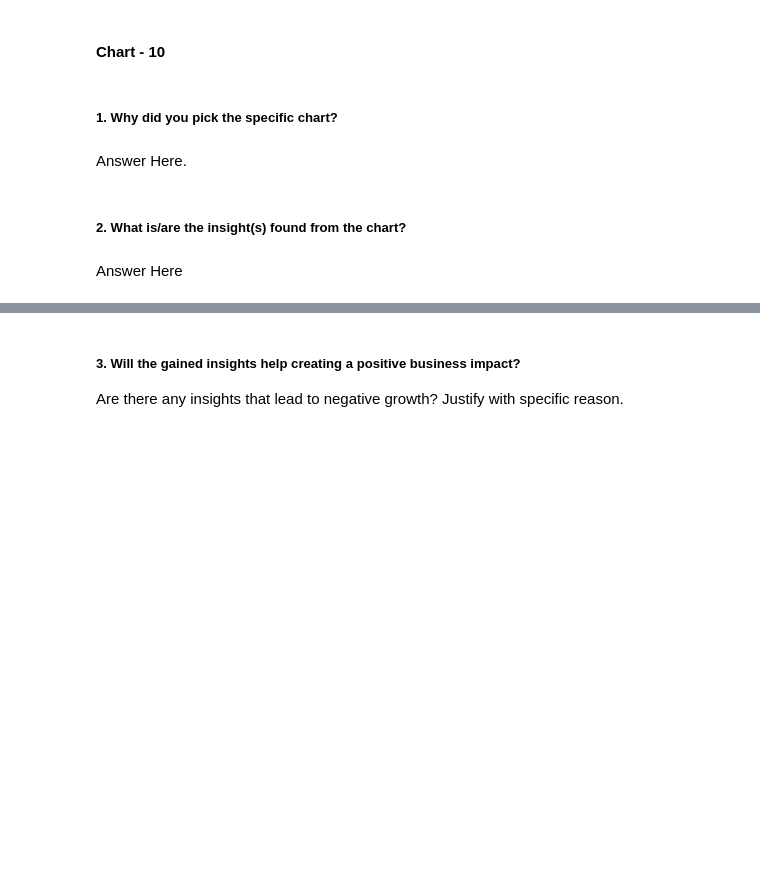
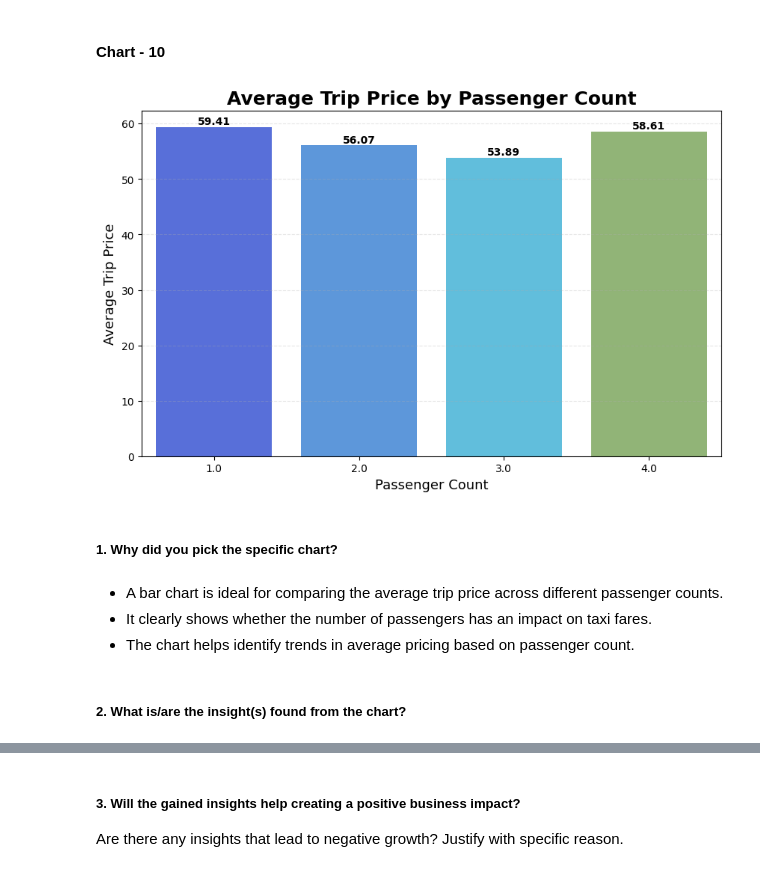
Before and after one commit to Sneha8126/Sneha-copy-of-Sample-ML-Submission-Template, a Jupyter notebook: Sneha_copy_of_Sample_ML_Submission_Template.ipynb, the cells around one changed output, grey strips where cells are left out. Drawn from its saved outputs; the diff is of its cells as text; code cells hidden in the pictures; blank space fills up the shorter version.

Commit message:
Added Bar Plot for Average Trip Price by Passenger Count

```diff
--- a/Sneha_copy_of_Sample_ML_Submission_Template.ipynb
+++ b/Sneha_copy_of_Sample_ML_Submission_Template.ipynb
@@ -820,8 +818,43 @@ Are there any insights that lead to negative growth? Justify with specific reaso
+# %%
+# Chart - 10 visualization code
+# Chart 10: Average Trip Price by Passenger Count
+
+plt.figure(figsize=(10,6))
+
+colors = ['#4361EE','#4895EF','#4CC9F0','#90BE6D','#F9C74F','#F9844A']
+
+ax = sns.barplot(
+    data=df,
+    x='Passenger_Count',
+    y='Trip_Price',
+    estimator='mean',
+    hue='Passenger_Count',
+    palette=colors,
+    legend=False,
+    errorbar=None
+)
+
+# Add value labels
+for container in ax.containers:
+    ax.bar_label(container, fmt='%.2f', fontsize=10, fontweight='bold')
+
+plt.title('Average Trip Price by Passenger Count',
+          fontsize=18,
+          fontweight='bold')
+
+plt.xlabel('Passenger Count', fontsize=13)
+plt.ylabel('Average Trip Price', fontsize=13)
+
+plt.grid(axis='y', linestyle='--', alpha=0.3)
+
+plt.show()
+# %% [output]
+[figure, added]
 # %% [markdown]
 ##### 1. Why did you pick the specific chart?
-# %% [markdown]
-Answer Here.
+# %% [markdown]
+* A bar chart is ideal for comparing the average trip price across different passenger counts.
+* It clearly shows whether the number of passengers has an impact on taxi fares.
+* The chart helps identify trends in average pricing based on passenger count.
 # %% [markdown]
 ##### 2. What is/are the insight(s) found from the chart?
-# %% [markdown]
-Answer Here
```
Also changed, not shown: parts of 2 cells of this notebook.
